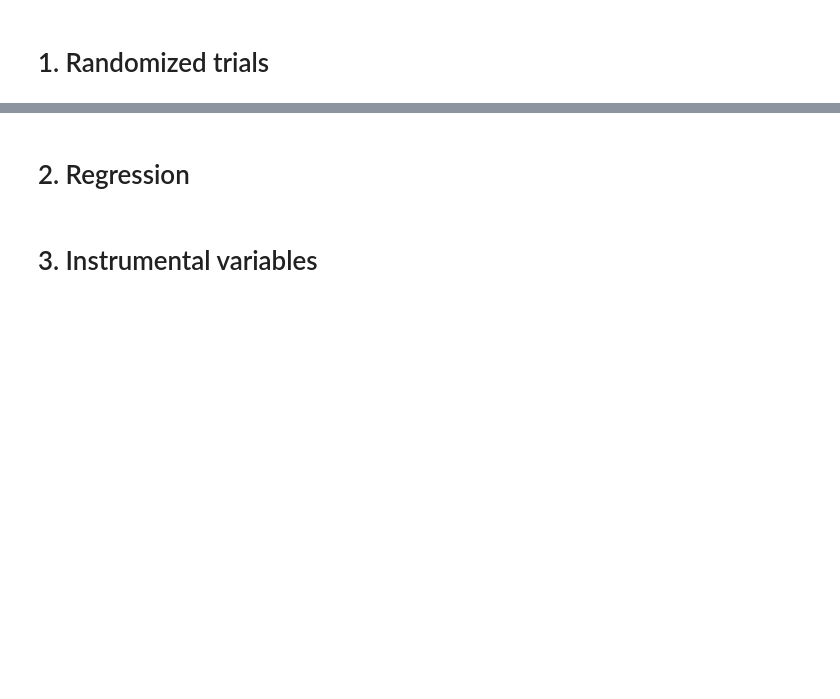
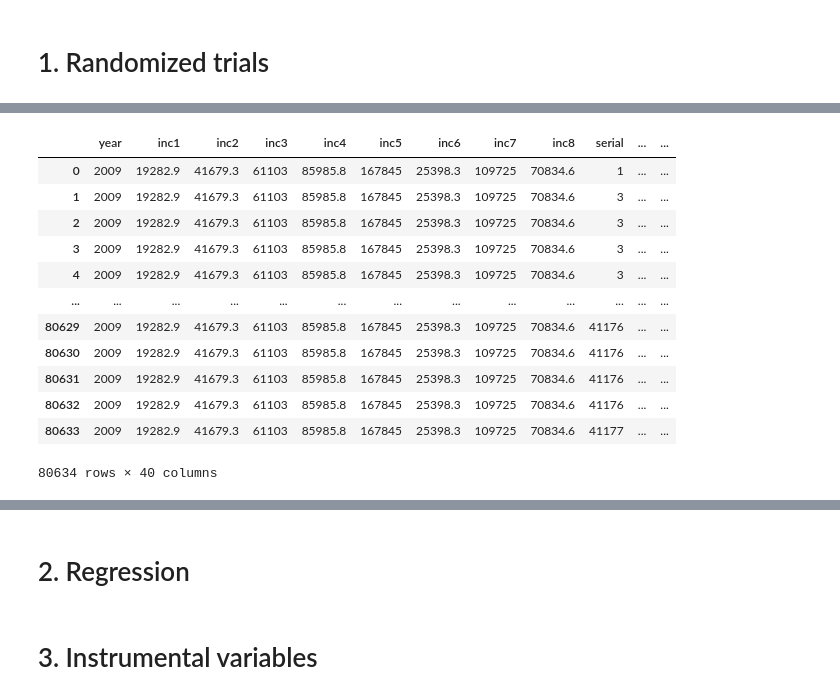
Before and after one commit to boyuan-li/mastering-metrics, a Jupyter notebook: Mastering metrics.ipynb, the cells around one changed output, grey strips where cells are left out. Saved outputs shown, nothing was run; the diff lists cells and outputs as text; code cells hidden in the pictures; blank space fills up the shorter version.

```diff
--- a/Mastering metrics.ipynb
+++ b/Mastering metrics.ipynb
@@ -12,0 +116,18 @@ https://www.masteringmetrics.com/resources/
+# %%
+import numpy as np
+df.columns = (np.array(rcols))
+df
+# %% [output]
+|  | year | inc1 | inc2 | inc3 | inc4 | inc5 | inc6 | inc7 | inc8 | serial | ... | ... |
+| 0 | 2009 | 19282.9 | 41679.3 | 61103 | 85985.8 | 167845 | 25398.3 | 109725 | 70834.6 | 1 | ... | ... |
+| 1 | 2009 | 19282.9 | 41679.3 | 61103 | 85985.8 | 167845 | 25398.3 | 109725 | 70834.6 | 3 | ... | ... |
+| 2 | 2009 | 19282.9 | 41679.3 | 61103 | 85985.8 | 167845 | 25398.3 | 109725 | 70834.6 | 3 | ... | ... |
+| 3 | 2009 | 19282.9 | 41679.3 | 61103 | 85985.8 | 167845 | 25398.3 | 109725 | 70834.6 | 3 | ... | ... |
+| 4 | 2009 | 19282.9 | 41679.3 | 61103 | 85985.8 | 167845 | 25398.3 | 109725 | 70834.6 | 3 | ... | ... |
+| ... | ... | ... | ... | ... | ... | ... | ... | ... | ... | ... | ... | ... |
+| 80629 | 2009 | 19282.9 | 41679.3 | 61103 | 85985.8 | 167845 | 25398.3 | 109725 | 70834.6 | 41176 | ... | ... |
+| 80630 | 2009 | 19282.9 | 41679.3 | 61103 | 85985.8 | 167845 | 25398.3 | 109725 | 70834.6 | 41176 | ... | ... |
+| 80631 | 2009 | 19282.9 | 41679.3 | 61103 | 85985.8 | 167845 | 25398.3 | 109725 | 70834.6 | 41176 | ... | ... |
+| 80632 | 2009 | 19282.9 | 41679.3 | 61103 | 85985.8 | 167845 | 25398.3 | 109725 | 70834.6 | 41176 | ... | ... |
+| 80633 | 2009 | 19282.9 | 41679.3 | 61103 | 85985.8 | 167845 | 25398.3 | 109725 | 70834.6 | 41177 | ... | ... |
+80634 rows × 40 columns
```
Also changed, not shown: parts of 19 cells of this notebook.
